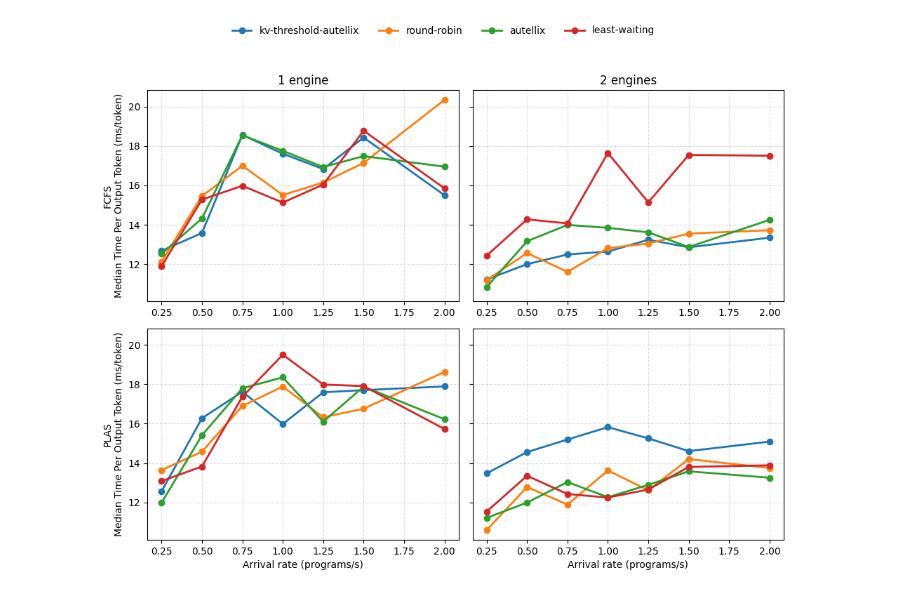
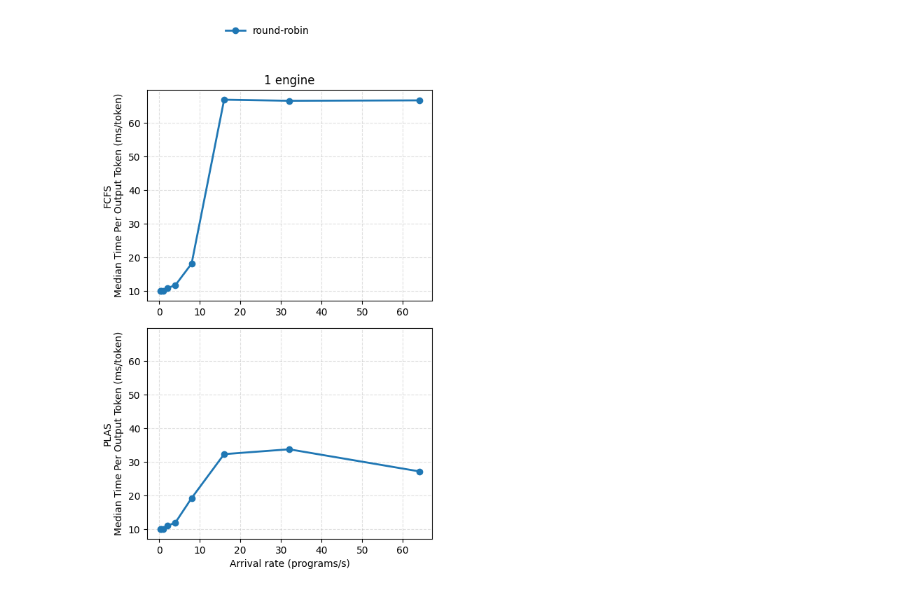
Before and after one commit to gabrielliman/proxy_server, a Jupyter notebook: plot_graph_load_balancer_benchmark.ipynb, the cells around one changed output. Cells and saved outputs as stored; diff of their text form; code cells hidden in the pictures.

Commit message:
benchmark with hitrate analysis

```diff
--- a/plot_graph_load_balancer_benchmark.ipynb
+++ b/plot_graph_load_balancer_benchmark.ipynb
@@ -9,8 +9,8 @@ from collections import defaultdict
 # CONFIG
 # ============================================================
 OUTPUT_DIRS = {
-    "1 engine": "outputs_benchmark_load_balancer",
-    "2 engines": "outputs_benchmark_load_balancer_2_engines",
+    "1 engine": "outputs_benchmark_load_balancer_50_1_Qwen4B",
+    #"2 engines": "outputs_benchmark_load_balancer_2_engines",
     # "4 engines": "outputs_4_engines",
 }
 
@@ -88,31 +88,31 @@ for col, (engine_label, _) in enumerate(OUTPUT_DIRS.items()):
                 rates,
                 values,
                 marker="o",
                 linewidth=2,
                 label=strategy
             )
 
         if row == 0:
             ax.set_title(engine_label)
 
         if col == 0:
             ax.set_ylabel(f"{scheduler.upper()}\nMedian Time Per Output Token (ms/token)")
 
         if row == n_rows - 1:
             ax.set_xlabel("Arrival rate (programs/s)")
 
         ax.grid(True, linestyle="--", alpha=0.4)
 
 handles, labels = axes[0, 0].get_legend_handles_labels()
 fig.legend(
     handles,
     labels,
     loc="upper center",
     ncol=len(labels),
     frameon=False
 )
 
 plt.tight_layout(rect=[0, 0, 1, 0.92])
 plt.show()
 # %% [output]
-[figure, old version]
+[figure, new version]
```
Also changed, not shown: parts of 5 cells of this notebook, 14 other files.
